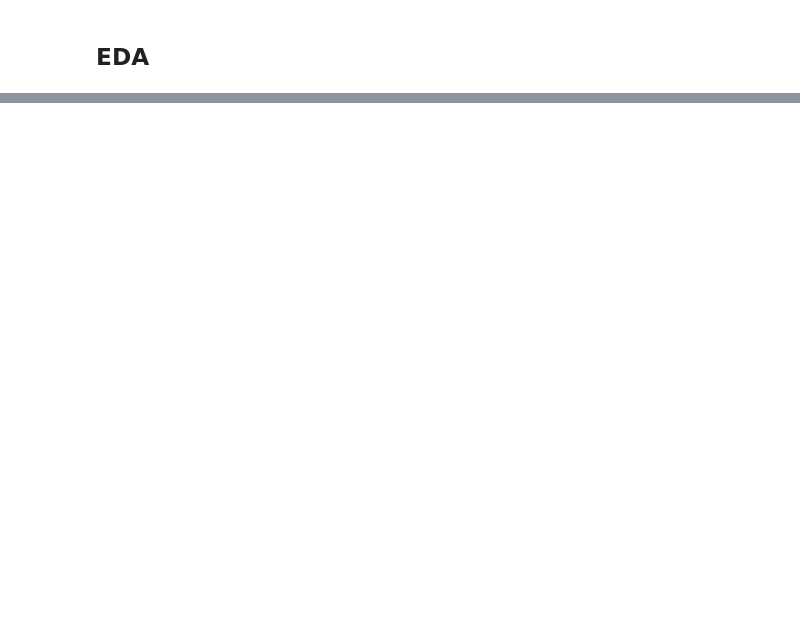
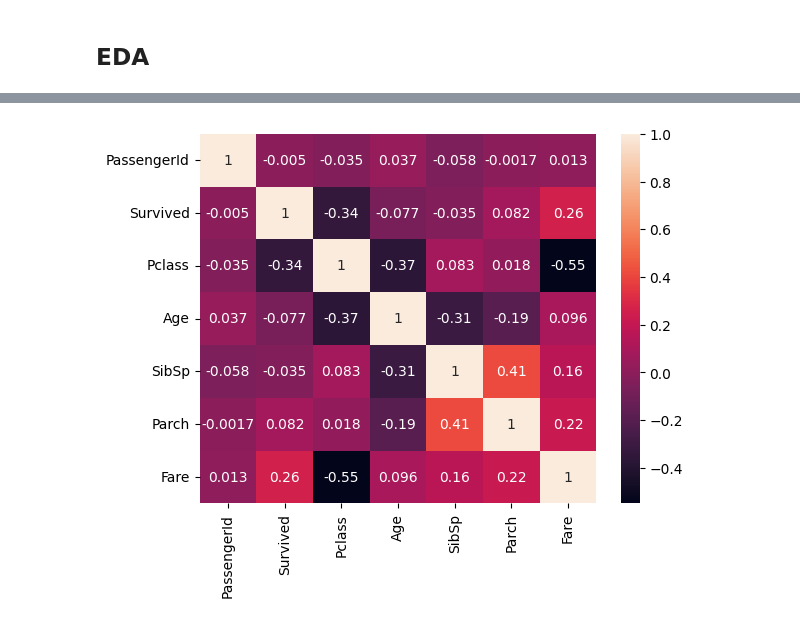
Before and after one commit to essiesalari/Titanic-ML, a Jupyter notebook: TitanicML.ipynb, the cells around one changed output, grey strips where cells are left out. Drawn from its saved outputs; the diff is of its cells as text; code cells hidden in the pictures; blank space fills up the shorter version.

```diff
--- a/TitanicML.ipynb
+++ b/TitanicML.ipynb
@@ -24,0 +90,7 @@ df_train = pd.read_csv('train.csv')
+# %%
+# Vusualize the correlations
+corr_matrix = df_train.corr()
+sns.heatmap(corr_matrix, annot=True)
+plt.show()
+# %% [output]
+[figure, added]
```
Also changed, not shown: parts of 6 cells of this notebook.
